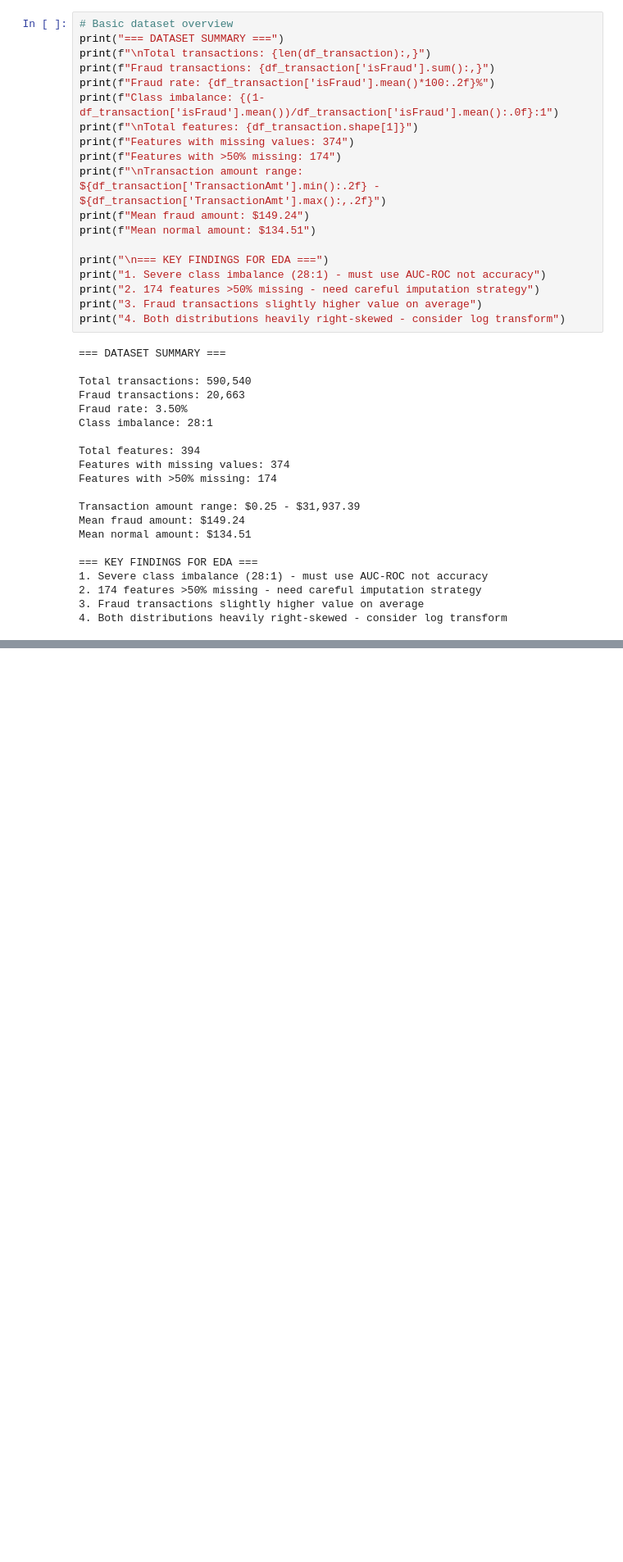
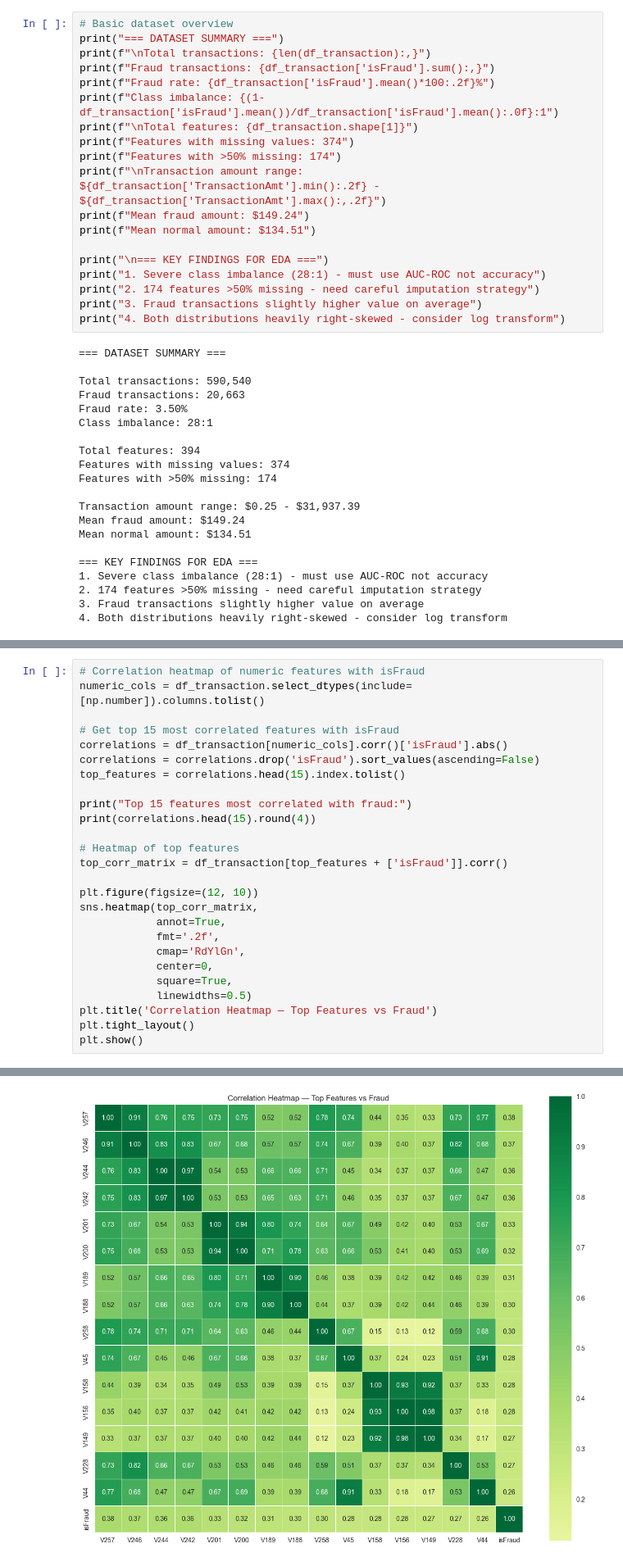
Before and after one commit to dipin1144/fraud-detection-system, a Jupyter notebook: notebooks/01_eda_fraud_detection.ipynb, the cells around one changed output, grey strips where cells are left out. Shown at 82% size. Drawn from its saved outputs; the diff is of its cells as text; blank space fills up the shorter version.

```diff
--- a/notebooks/01_eda_fraud_detection.ipynb
+++ b/notebooks/01_eda_fraud_detection.ipynb
@@ -170,0 +271,27 @@ Mean normal amount: $134.51
+# %%
+# Correlation heatmap of numeric features with isFraud
+numeric_cols = df_transaction.select_dtypes(include=[np.number]).columns.tolist()
+
+# Get top 15 most correlated features with isFraud
+correlations = df_transaction[numeric_cols].corr()['isFraud'].abs()
+correlations = correlations.drop('isFraud').sort_values(ascending=False)
+top_features = correlations.head(15).index.tolist()
+
+print("Top 15 features most correlated with fraud:")
+print(correlations.head(15).round(4))
+
+# Heatmap of top features
+top_corr_matrix = df_transaction[top_features + ['isFraud']].corr()
+
+plt.figure(figsize=(12, 10))
+sns.heatmap(top_corr_matrix,
+            annot=True,
+            fmt='.2f',
+            cmap='RdYlGn',
+            center=0,
+            square=True,
+            linewidths=0.5)
+plt.title('Correlation Heatmap — Top Features vs Fraud')
+plt.tight_layout()
+plt.show()
+# %% [output]
@@ -170,0 +315 @@ Mean normal amount: $134.51
+[figure, added]
```
Also changed, not shown: parts of 5 cells of this notebook.
